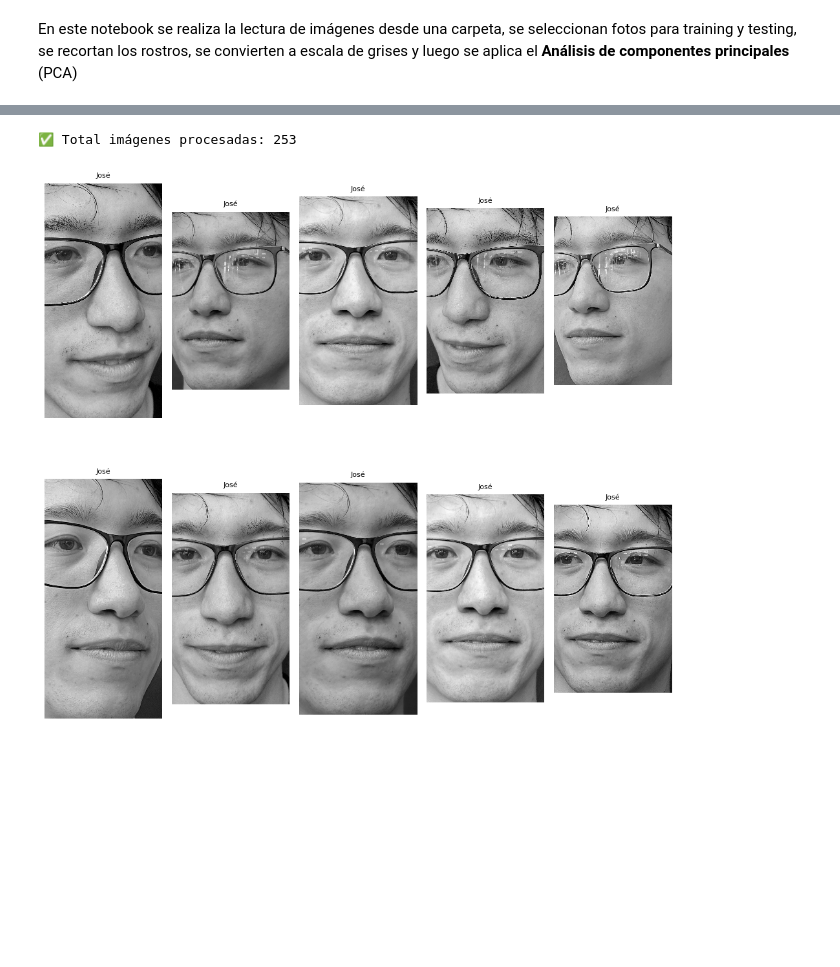
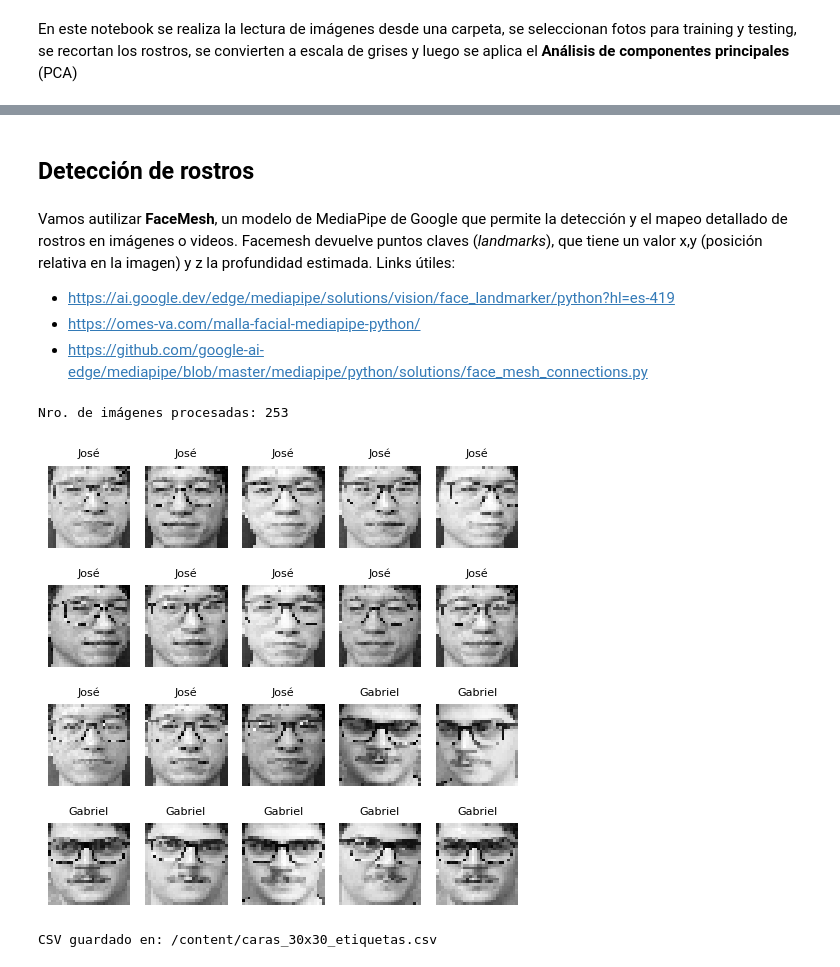
Before and after one commit to nataliamarinn/dm_grupo4, a Jupyter notebook: NM_pruebas_nuestras_caras.ipynb, the cells around one changed output, grey strips where cells are left out. Cells and saved outputs as stored; diff of their text form; code cells hidden in the pictures; blank space fills up the shorter version.

```diff
--- a/NM_pruebas_nuestras_caras.ipynb
+++ b/NM_pruebas_nuestras_caras.ipynb
@@ -46,4 +57,12 @@ from sklearn.preprocessing import LabelEncoder
 # %%
 # Ruta donde están las carpetas de personas
 input_folder = "/content/dm_grupo4/Eigenfaces"
+# %% [markdown]
+## **Detección de rostros**
+# %% [markdown]
+Vamos autilizar **FaceMesh**, un modelo de MediaPipe de Google que permite la detección y el mapeo detallado de rostros en imágenes o videos. Facemesh devuelve puntos claves (*landmarks*), que tiene un valor x,y (posición relativa en la imagen) y z la profundidad estimada.
+Links útiles:
+- https://ai.google.dev/edge/mediapipe/solutions/vision/face_landmarker/python?hl=es-419
+- https://omes-va.com/malla-facial-mediapipe-python/
+- https://github.com/google-ai-edge/mediapipe/blob/master/mediapipe/python/solutions/face_mesh_connections.py
 # %%
@@ -59,51 +79,81 @@ imagenes_procesadas = []
 etiquetas = []
 # %%
 # Recorrer carpetas/personas
-for persona in os.listdir(input_folder):
-    carpeta = os.path.join(input_folder, persona)
+for persona in os.listdir(input_folder): # este for recorre cada carpeta del directorio
+    carpeta = os.path.join(input_folder, persona) # cada carpeta a su vez tiene un nombre de persona, que sera luego etiqueta
     if os.path.isdir(carpeta):
         for archivo in os.listdir(carpeta):
-            if archivo.lower().endswith((".jpg", ".jpeg", ".png")):
+            if archivo.lower().endswith((".jpg", ".jpeg", ".png")): #chequea que sea una imagen y también que la extensión sea en minúscula porque había algunas extensiones en mayúsculas
                 path_img = os.path.join(carpeta, archivo)
-                image = cv2.imread(path_img)
+                image = cv2.imread(path_img) #lee la imagen
                 if image is None:
                     continue
 
                 h, w, _ = image.shape
-                img_rgb = cv2.cvtColor(image, cv2.COLOR_BGR2RGB)
-                results = face_mesh.process(img_rgb)
+                img_rgb = cv2.cvtColor(image, cv2.COLOR_BGR2RGB) # OpenCV lee en formato BGR pero la librería MediaPipe requiere RGB, por lo que hay que transformar
+                results = face_mesh.process(img_rgb)  #detección de las caras
 
-                if results.multi_face_landmarks:
-                    landmarks = results.multi_face_landmarks[0].landmark
-                    puntos = [(int(landmarks[i].x * w), int(landmarks[i].y * h)) for i in face_indices]
+                if results.multi_face_landmarks: # si detecta una cara
+                    landmarks = results.multi_face_landmarks[0].landmark #extrae los puntos de la cara
+                    puntos = [(int(landmarks[i].x * w), int(landmarks[i].y * h)) for i in face_indices] # se multiplican por w y h para obtener las coordenadas en píxeles.
+
+                    #y ahora definimos donde va a ser el "recorte"
 
                     x_min = max(min(p[0] for p in puntos), 0)
                     x_max = min(max(p[0] for p in puntos), w)
                     y_min = max(min(p[1] for p in puntos), 0)
                     y_max = min(max(p[1] for p in puntos), h)
 
-                    rostro = image[y_min:y_max, x_min:x_max]
+                    rostro = image[y_min:y_max, x_min:x_max]  #recortamos
 
-                    if rostro.size == 0:
+                    if rostro.size == 0: #chequeamos que no nos quedó nulo
                         continue
 
-                    # Convertir a escala de grises
+                    # pasamos a escala de grises para simplificar la información que trae los colores
                     rostro_gray = cv2.cvtColor(rostro, cv2.COLOR_BGR2GRAY)
 
-                    # Guardar
-                    imagenes_procesadas.append(rostro_gray)
+                    # Redimensionar a 30x30
+                    rostro_redimensionado = cv2.resize(rostro_gray, (30, 30))
+
+                    # Guardar imagen procesada y su etiqueta
+                    imagenes_procesadas.append(rostro_redimensionado)
                     etiquetas.append(persona)
 
-print(f"✅ Total imágenes procesadas: {len(imagenes_procesadas)}")
+print(f"Nro. de imágenes procesadas: {len(imagenes_procesadas)}")
 # %% [output]
-✅ Total imágenes procesadas: 253
+Nro. de imágenes procesadas: 253
 # %%
-fig, axs = plt.subplots(2, 5, figsize=(10, 10))
+#imprimimos algunas imágenes para ver como quedó
+fig, axs = plt.subplots(4,5, figsize=(5, 5))
 for i, ax in enumerate(axs.flat):
-    ax.imshow(imagenes_procesadas[i], cmap='gray', interpolation='nearest')
-    ax.set_title(etiquetas[i], fontsize=8)
+    ax.imshow(imagenes_procesadas[i+8], cmap='gray', interpolation='nearest') #el i+8 o puse para no ver todas las fotos de José al principio
+    ax.set_title(etiquetas[i+8], fontsize=8)
     ax.axis('off')
 plt.tight_layout()
 plt.show()
 # %% [output]
-[figure, old version]
+[figure, new version]
+# %%
+# Guardamos las imágenes con las etiquetas
+output_folder = "/content/caras_30x30"
+os.makedirs(output_folder, exist_ok=True)
+
+filenames = []
+
+for i, img in enumerate(imagenes_procesadas):
+    filename = f"cara_{i}.jpg"
+    path = os.path.join(output_folder, filename)
+    cv2.imwrite(path, img)
+    filenames.append(filename)
+
+df = pd.DataFrame({
+    "filename": filenames,
+    "label": etiquetas
+})
+
+csv_path = "/content/caras_30x30_etiquetas.csv"
+df.to_csv(csv_path, index=False)
+
+print(f"CSV guardado en: {csv_path}")
+# %% [output]
+CSV guardado en: /content/caras_30x30_etiquetas.csv
```
Also changed, not shown: parts of 23 cells of this notebook.
